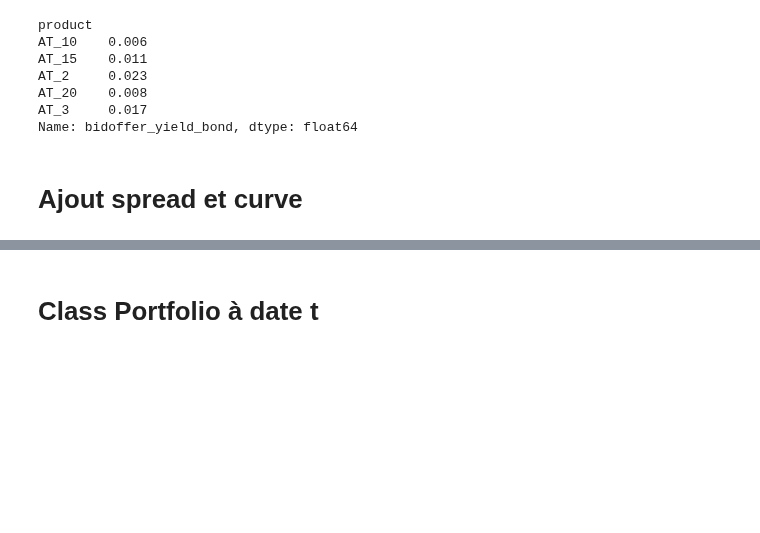
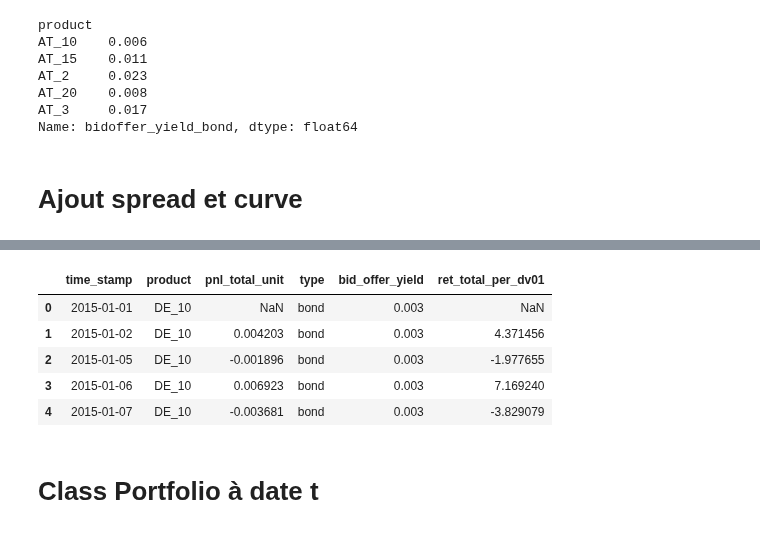
Before and after one commit to pradosth0/Markowitz_based_portfolio_allocation, a Jupyter notebook: pf_bond.ipynb, the cells around one changed output, grey strips where cells are left out. Drawn from its saved outputs; the diff is of its cells as text; code cells hidden in the pictures; blank space fills up the shorter version.

```diff
--- a/pf_bond.ipynb
+++ b/pf_bond.ipynb
@@ -380,0 +389,14 @@ long[long["type"].isin(["bond", "spread_country", "spread_curve", "butterfly_cur
+# %%
+bid_offer_multiplier = {
+    "fly": 0.25,
+    "box": 0.375,
+    "spread": 0.5,
+    "curve": 0.4,
+}
+long = add_spread_curve(data_completed,value_col="pnl_total_unit",  bond_bidoffer_yield=bond_bidoffer_yield)
+long2 = add_spread_curve(data_completed,value_col="ret_total_per_dv01",  bond_bidoffer_yield=bond_bidoffer_yield)
+long["ret_total_per_dv01"] = long2["ret_total_per_dv01"]
+long.head(10)
+
+long[long["type"].isin(["bond", "spread_country", "spread_curve", "butterfly_curve", "slope_diff_country"])] \
+    .groupby("type")["bid_offer_yield"].describe()
@@ -381,3 +411,12 @@ long[long["type"].isin(["bond", "spread_country", "spread_curve", "butterfly_cur
+# %%
+long.head()
+# %% [output]
+|  | time_stamp | product | pnl_total_unit | type | bid_offer_yield | ret_total_per_dv01 |
+| 0 | 2015-01-01 | DE_10 | NaN | bond | 0.003 | NaN |
+| 1 | 2015-01-02 | DE_10 | 0.004203 | bond | 0.003 | 4.371456 |
+| 2 | 2015-01-05 | DE_10 | -0.001896 | bond | 0.003 | -1.977655 |
+| 3 | 2015-01-06 | DE_10 | 0.006923 | bond | 0.003 | 7.169240 |
+| 4 | 2015-01-07 | DE_10 | -0.003681 | bond | 0.003 | -3.829079 |
 # %% [markdown]
 # Class Portfolio à date t
 # %%
```
Also changed, not shown: parts of 17 cells of this notebook.
